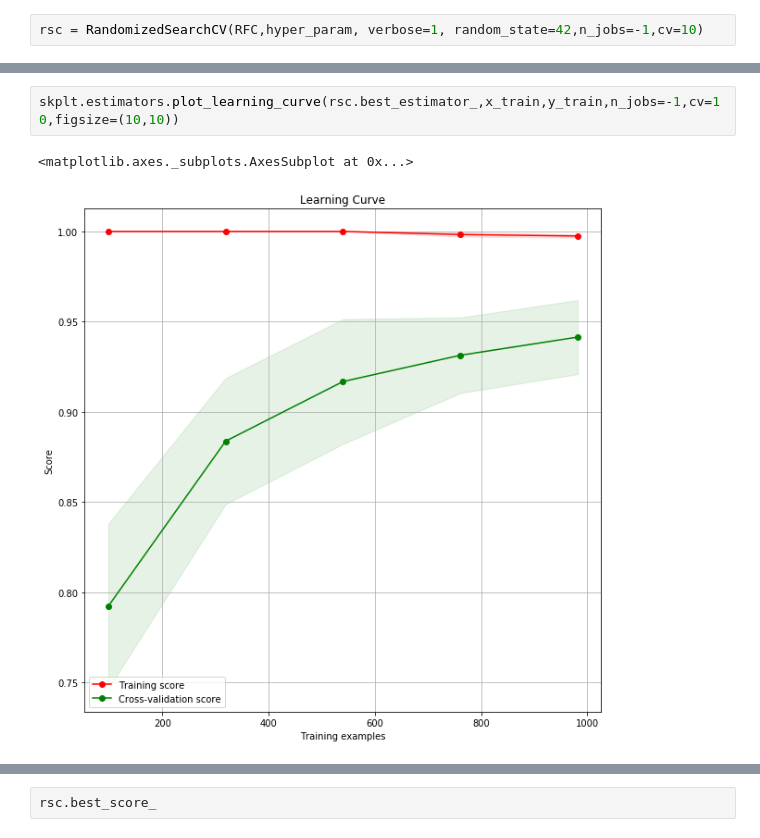
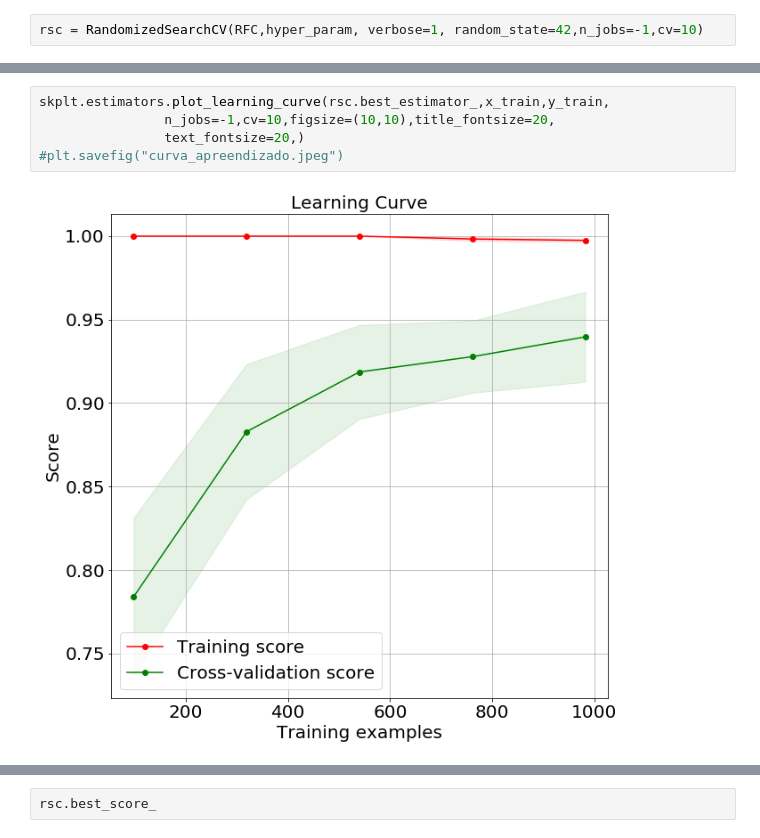
Before and after one commit to millerraycell/Team-Miracle_Machine-Learning, a Jupyter notebook: Notebook Treinado + Dataset/Dados Protótipos 2.ipynb, the cells around one changed output, grey strips where cells are left out. Cells and saved outputs as stored; diff of their text form.

```diff
--- a/Notebook Treinado + Dataset/Dados Protótipos 2.ipynb
+++ b/Notebook Treinado + Dataset/Dados Protótipos 2.ipynb
@@ -145,10 +146,12 @@ RandomizedSearchCV(cv=10, error_score='raise-deprecating',
           pre_dispatch='2*n_jobs', random_state=42, refit=True,
           return_train_score='warn', scoring=None, verbose=1)
 # %%
-skplt.estimators.plot_learning_curve(rsc.best_estimator_,x_train,y_train,n_jobs=-1,cv=10,figsize=(10,10))
+skplt.estimators.plot_learning_curve(rsc.best_estimator_,x_train,y_train,
+                n_jobs=-1,cv=10,figsize=(10,10),title_fontsize=20,
+                text_fontsize=20,)
+#plt.savefig("curva_apreendizado.jpeg")
 # %% [output]
-<matplotlib.axes._subplots.AxesSubplot at 0x...>
-[figure, old version]
+[figure, new version]
 # %%
 rfc_h_pred = rsc.predict(X_val)
 # %% [output]
```
Also changed, not shown: parts of 16 cells of this notebook, 5 other files.
